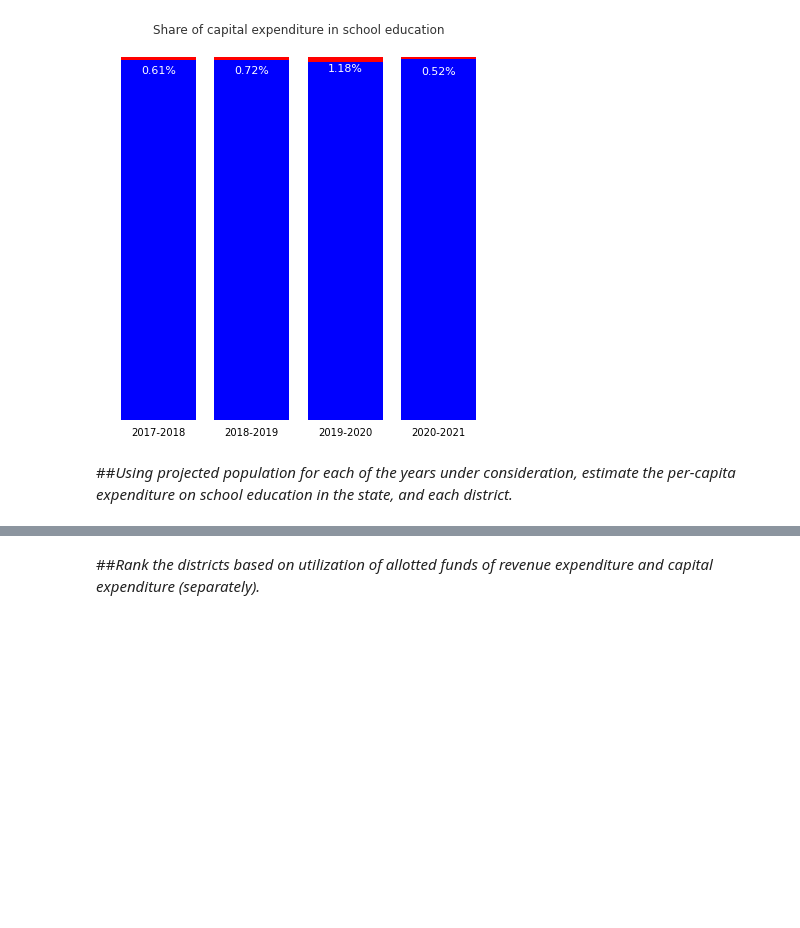
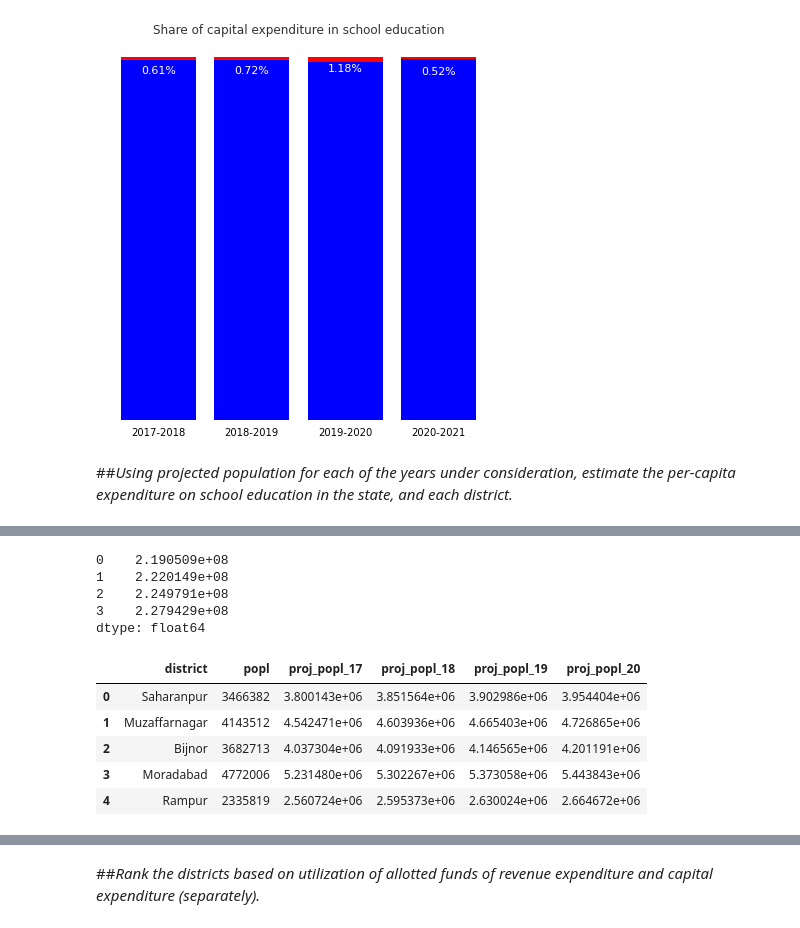
Before and after one commit to akhil7philip/School_Expenditure_in_UP, a Jupyter notebook: Assignment_CivicDataLab_Akhil.ipynb, the cells around one changed output, grey strips where cells are left out. Cells and saved outputs as stored; diff of their text form; code cells hidden in the pictures; blank space fills up the shorter version.

```diff
--- a/Assignment_CivicDataLab_Akhil.ipynb
+++ b/Assignment_CivicDataLab_Akhil.ipynb
@@ -815,0 +830,14 @@ plt.show()
+# %%
+def float_format(prompt):
+    return float("{:.5f}".format(prompt))
+# %%
+r_17 = float_format(((p17/p11)**(1/6) - 1)*100)
+r_18 = float_format(((p18/p11)**(1/7) - 1)*100)
+r_19 = float_format(((p19/p11)**(1/8) - 1)*100)
+r_20 = float_format(((p20/p11)**(1/9) - 1)*100)
+
+yr_rates = [(2017,r_17),
+         (2018,r_18),
+         (2019,r_19),
+         (2020,r_20)]
+print(yr_rates)
@@ -815,0 +850,4 @@ plt.show()
+# %%
+# upload district population data based on 2011 census
+dist_popl = pd.read_csv('/content/gdrive/MyDrive/projects/school_expen/Population Data - main data.csv', skiprows=1)
+dist_popl.columns = ['district', 'popl']
@@ -815,0 +863,29 @@ plt.show()
+# %%
+# given a population, we project population for years 2017-2020 for given rates in yr_rates
+def proj_popl(popl):
+    return pd.Series([popl*((1+val[1]/100)**(val[0]-2011)) for val in yr_rates])
+# %%
+p11 = 199812000 # 2011 - 1,99,812,000 (population of UP based on census)
+# 2017 - 2,19,051,000 (projected population)
+# 2018 - 2,22,015,000 (projected population)
+# 2019 - 2,24,979,000 (projected population)
+# 2020 - 2,27,943,000 (projected population)
+
+proj_popl(p11) #these match total UP population projections
+# %% [output]
+0    2.190509e+08
+1    2.220149e+08
+2    2.249791e+08
+3    2.279429e+08
+dtype: float64
+# %%
+# now we project population for each district, in given years
+dist_popl[['proj_popl_'+val for val in ['17','18','19','20']]] = dist_popl['popl'].apply(proj_popl)
+dist_popl.head()
+# %% [output]
+|  | district | popl | proj_popl_17 | proj_popl_18 | proj_popl_19 | proj_popl_20 |
+| 0 | Saharanpur | 3466382 | 3.800143e+06 | 3.851564e+06 | 3.902986e+06 | 3.954404e+06 |
+| 1 | Muzaffarnagar | 4143512 | 4.542471e+06 | 4.603936e+06 | 4.665403e+06 | 4.726865e+06 |
+| 2 | Bijnor | 3682713 | 4.037304e+06 | 4.091933e+06 | 4.146565e+06 | 4.201191e+06 |
+| 3 | Moradabad | 4772006 | 5.231480e+06 | 5.302267e+06 | 5.373058e+06 | 5.443843e+06 |
+| 4 | Rampur | 2335819 | 2.560724e+06 | 2.595373e+06 | 2.630024e+06 | 2.664672e+06 |
```
Also changed, not shown: parts of 15 cells of this notebook.
